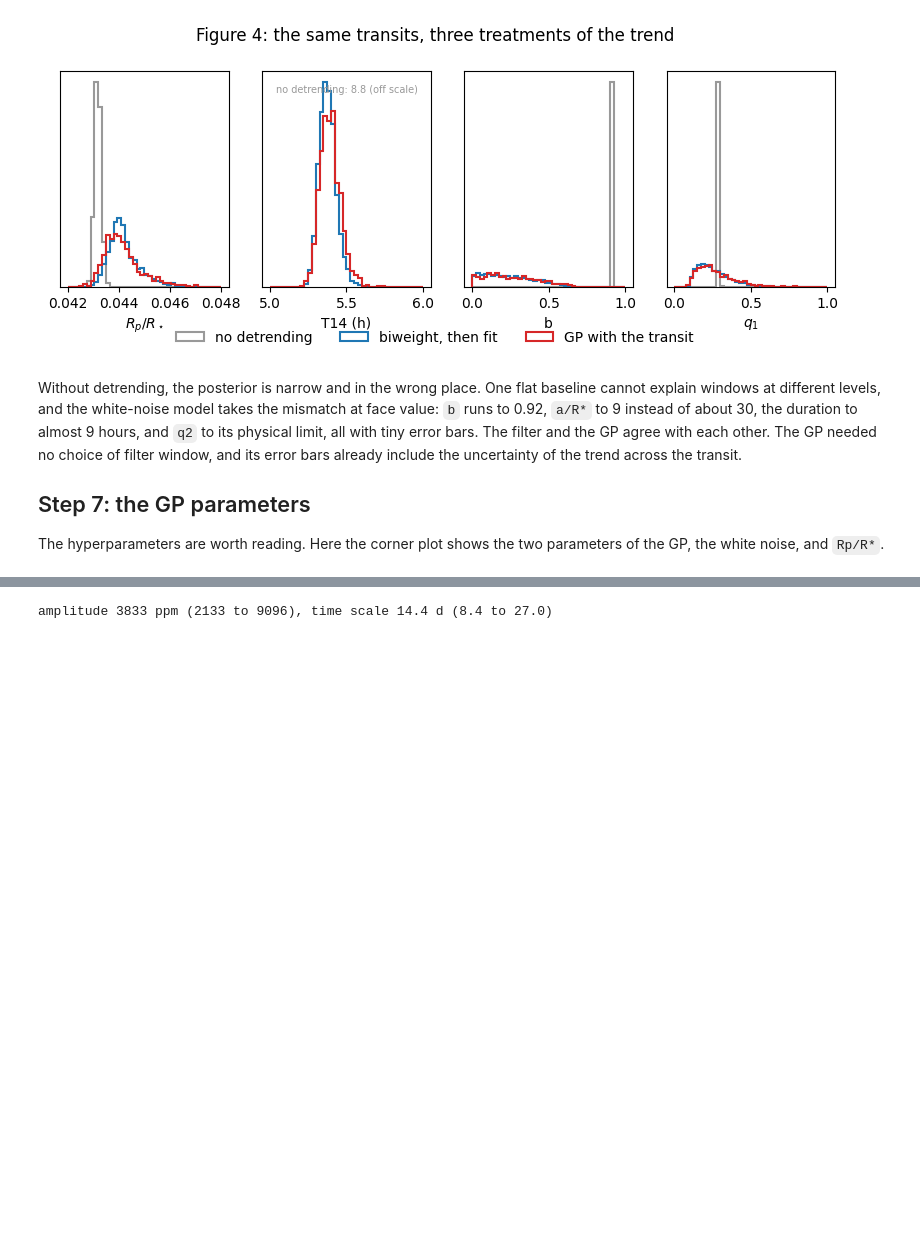
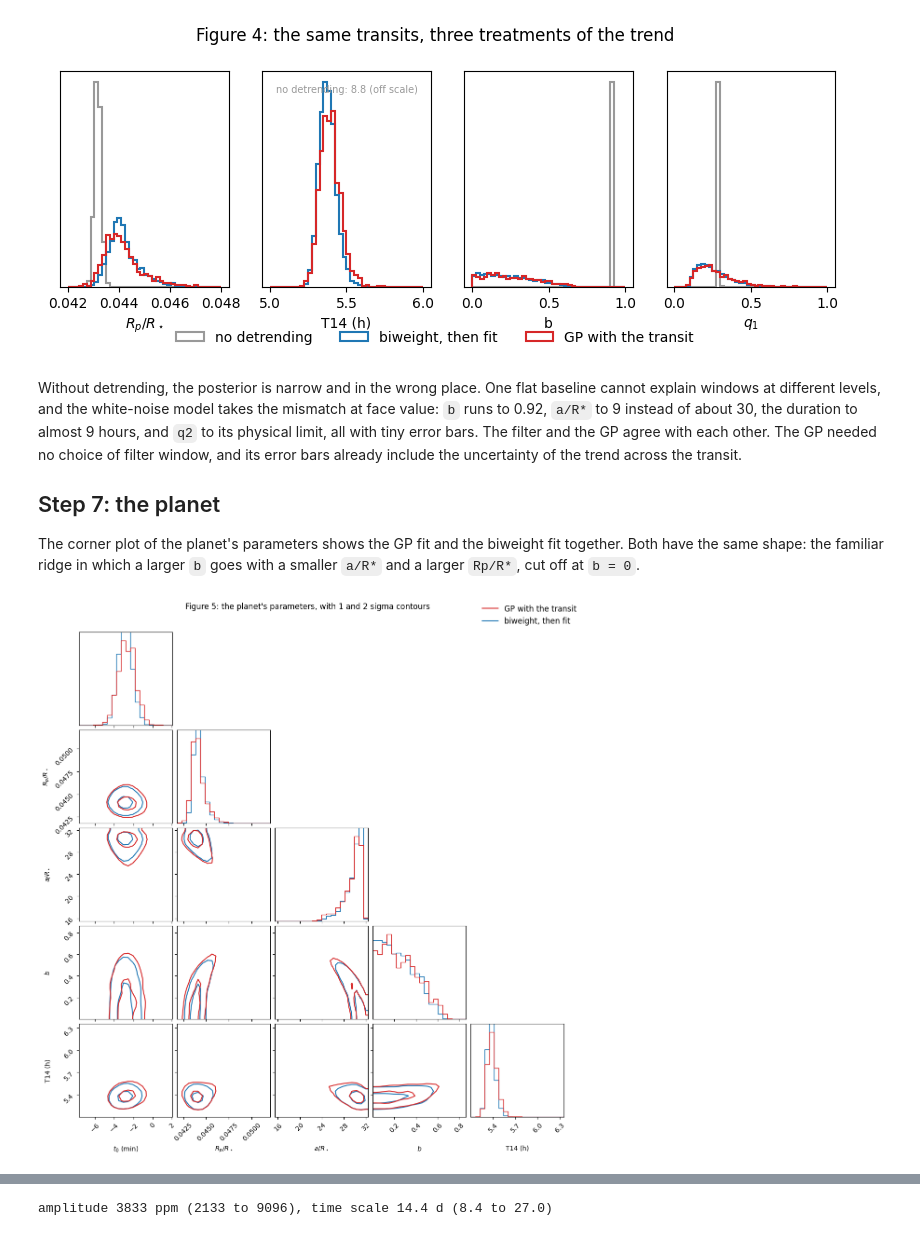
Before and after one commit to hippke/pizzetti, a Jupyter notebook: examples/18_fitting_with_a_gaussian_process.ipynb, the cells around one changed output, grey strips where cells are left out. Cells and saved outputs as stored; diff of their text form; code cells hidden in the pictures; blank space fills up the shorter version.

```diff
--- a/examples/18_fitting_with_a_gaussian_process.ipynb
+++ b/examples/18_fitting_with_a_gaussian_process.ipynb
@@ -266,6 +270,23 @@ GP with the transit    Rp/R* = 0.04402 +0.00076 -0.00051
 # %% [markdown]
 Without detrending, the posterior is narrow and in the wrong place. One flat baseline cannot explain windows at different levels, and the white-noise model takes the mismatch at face value: `b` runs to 0.92, `a/R*` to 9 instead of about 30, the duration to almost 9 hours, and `q2` to its physical limit, all with tiny error bars. The filter and the GP agree with each other. The GP needed no choice of filter window, and its error bars already include the uncertainty of the trend across the transit.
 
-## Step 7: the GP parameters
+## Step 7: the planet
 
-The hyperparameters are worth reading. Here the corner plot shows the two parameters of the GP, the white noise, and `Rp/R*`.
+The corner plot of the planet's parameters shows the GP fit and the biweight fit together. Both have the same shape: the familiar ridge in which a larger `b` goes with a smaller `a/R*` and a larger `Rp/R*`, cut off at `b = 0`.
+# %%
+def planet_columns(res_):
+    c = {n: res_.weighted_samples[:, j] for j, n in enumerate(res_.labels)}
+    return np.column_stack([24 * 60 * c["t0"], c["rp"], c["a"], c["b"], t14_hours(c)])
+
+names_p = [r"$t_0$ (min)", r"$R_p/R_\star$", r"$a/R_\star$", r"$b$", "T14 (h)"]
+Xg, Xb = planet_columns(result), planet_columns(biweight)
+ranges = [tuple(np.percentile(np.concatenate([Xg[:, j], Xb[:, j]]), [0.3, 99.7])) for j in range(5)]
+fig = corner.corner(Xb, weights=biweight.weights, labels=names_p, range=ranges, color="C0", smooth=1.0, hist_kwargs=dict(density=True),
+                    plot_datapoints=False, plot_density=False, no_fill_contours=True, levels=(0.39, 0.86))
+corner.corner(Xg, weights=result.weights, range=ranges, color="C3", smooth=1.0, hist_kwargs=dict(density=True), fig=fig,
+              plot_datapoints=False, plot_density=False, no_fill_contours=True, levels=(0.39, 0.86))
+fig.legend(handles=[plt.Line2D([], [], color="C3", label="GP with the transit"), plt.Line2D([], [], color="C0", label="biweight, then fit")],
+           loc="upper right", frameon=False, fontsize=12)
+fig.suptitle("Figure 5: the planet's parameters, with 1 and 2 sigma contours", y=1.02);
+# %% [output]
+[figure, added]
```
Also changed, not shown: parts of 5 cells of this notebook, 4 other files.
